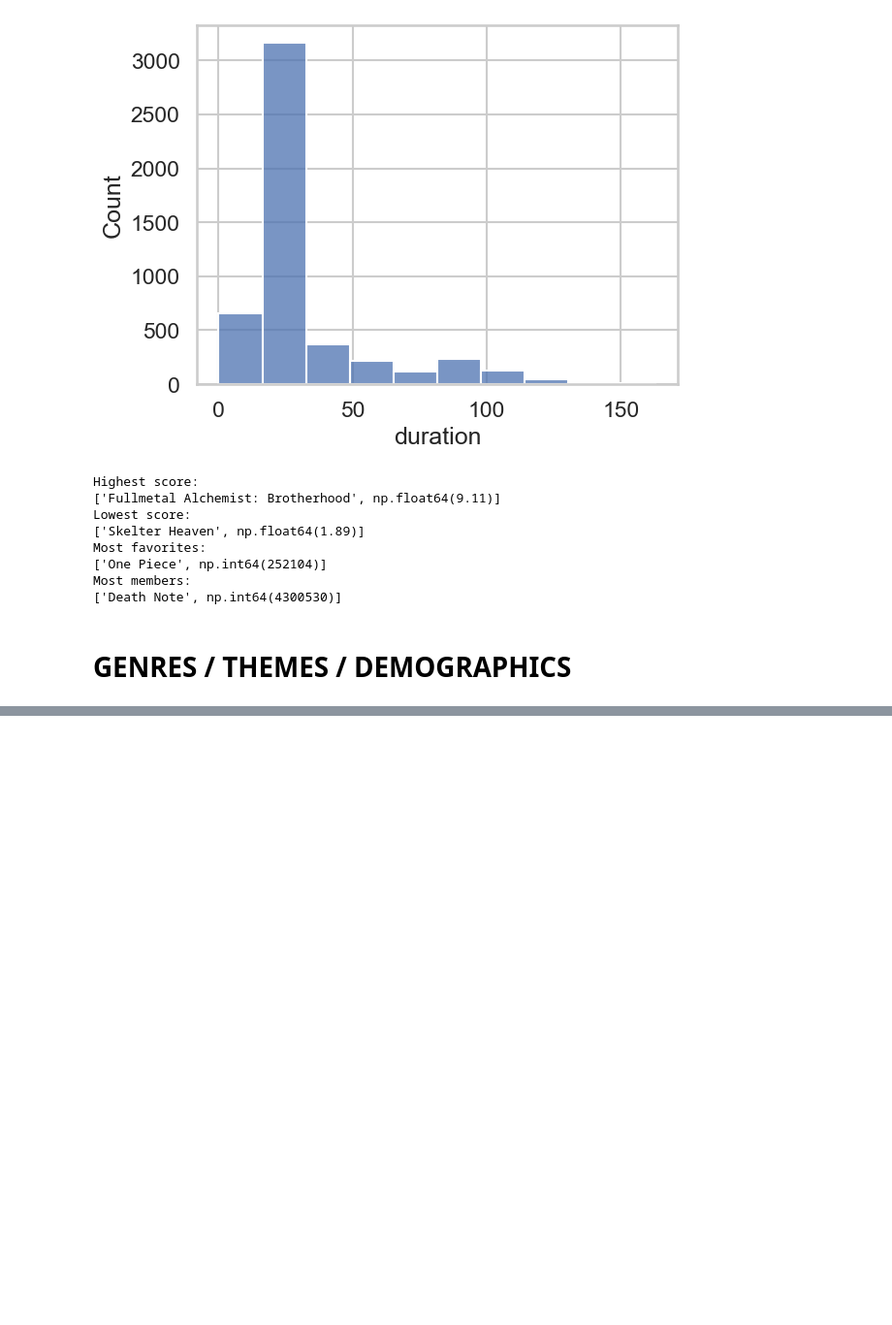
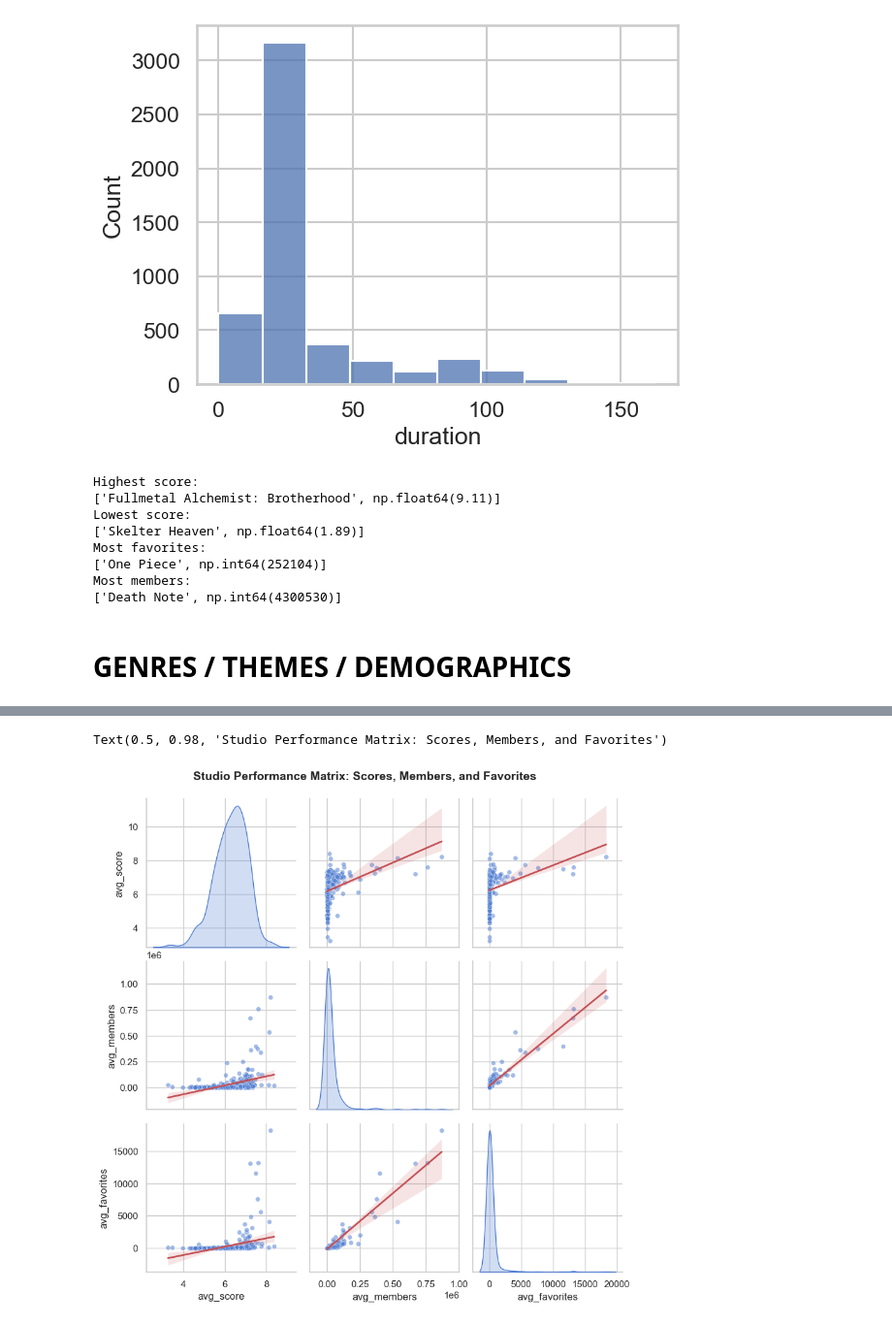
Before and after one commit to AZysk0/anime-data-analysis, a Jupyter notebook: anime_analysis_tasks.ipynb, the cells around one changed output, grey strips where cells are left out. Shown at 97% size. Saved outputs shown, nothing was run; the diff lists cells and outputs as text; code cells hidden in the pictures; blank space fills up the shorter version.

Commit message:
studios analysis

```diff
--- a/anime_analysis_tasks.ipynb
+++ b/anime_analysis_tasks.ipynb
@@ -492,0 +655,70 @@ Name: count, dtype: int64
+# %%
+# 20. Analyze relationship between:
+#     studio productivity vs average score.
+
+solo_animes = (
+    anime_df[['title_english', 'year', 'studios', 'score', 'members', 'favorites']]
+    .assign(studios_count=lambda df: df['studios'].str.len().fillna(1).astype(int))
+    .query('studios_count == 1')
+    .assign(studios=lambda s: s['studios'].str[0])
+    .drop('studios_count', axis=1)
+)
+
+s_mean_members = (
+    solo_animes[['studios', 'members']]
+    .groupby('studios')['members']
+    .mean()
+    .sort_index()
+)
+
+s_mean_favorites = (
+    solo_animes[['studios', 'favorites']]
+    .groupby('studios')['favorites']
+    .mean()
+    .sort_index()
+)
+
+s_mean_score = (
+    solo_animes[['studios', 'score']]
+    .groupby('studios')['score']
+    .mean()
+    .sort_index()
+)
+
+studio_analysis_df = pd.concat(
+    {
+        "avg_score": s_mean_score,
+        "avg_members": s_mean_members,
+        "avg_favorites": s_mean_favorites,
+    },
+    axis=1,
+).dropna()
+
+sns.set_theme(style="whitegrid", palette="muted")
+
+g = sns.pairplot(
+    data=studio_analysis_df,
+    kind="reg",  # Adds linear regression lines + confidence intervals
+    diag_kind="kde",  # Shows smooth distribution curves on the diagonal
+    plot_kws={
+        "scatter_kws": {
+            "alpha": 0.5,
+            "s": 30,
+            "linewidths": 0.5,
+            "edgecolor": "w",
+        },
+        "line_kws": {"color": "#C44E52", "linewidth": 2},
+    },
+    height=3,
+)
+
+# 4. Add clean titles and rendering configuration
+g.figure.subplots_adjust(top=0.93)
+g.figure.suptitle(
+    "Studio Performance Matrix: Scores, Members, and Favorites",
+    fontsize=14,
+    fontweight="bold",
+)
+# %% [output]
+Text(0.5, 0.98, 'Studio Performance Matrix: Scores, Members, and Favorites')
+[figure, added]
```
Also changed, not shown: parts of 17 cells of this notebook.
